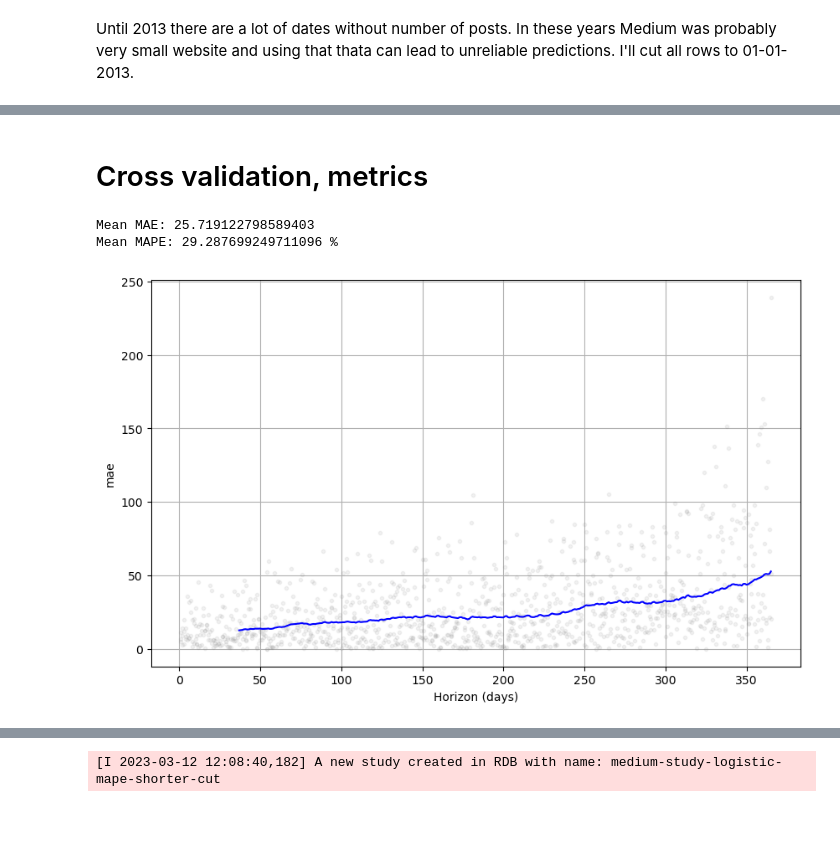
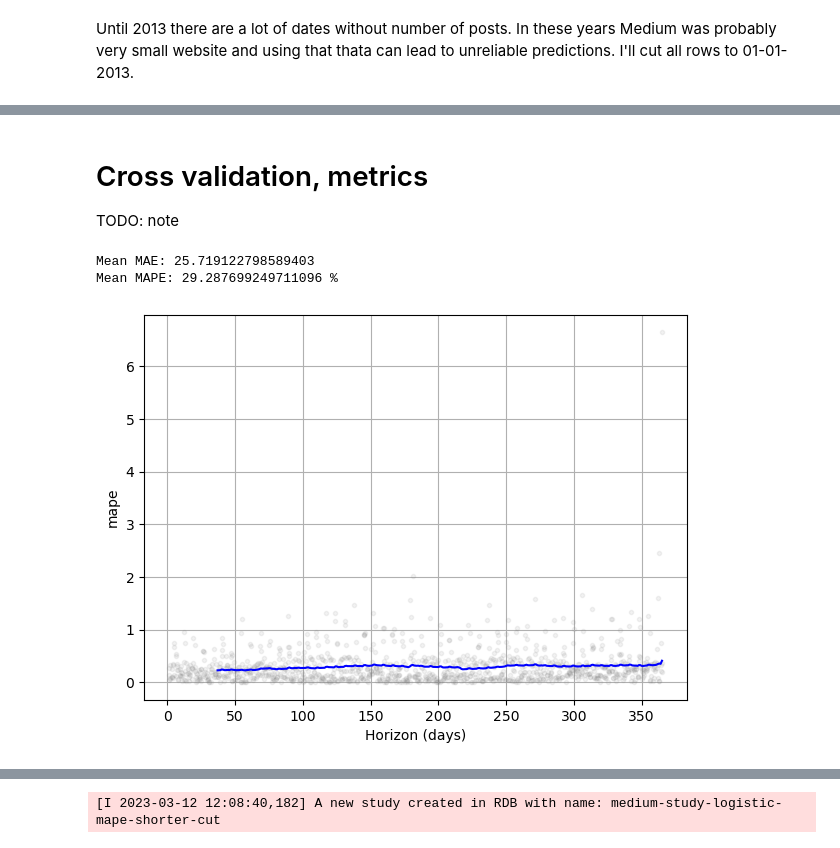
Before and after one commit to jansowa/prophet-examples, a Jupyter notebook: article.ipynb, the cells around one changed output, grey strips where cells are left out. Drawn from its saved outputs; the diff is of its cells as text; code cells hidden in the pictures; blank space fills up the shorter version.

```diff
--- a/article.ipynb
+++ b/article.ipynb
@@ -70,14 +76,15 @@ fig2 = m.plot_components(forecast)
 # %% [markdown]
 # Cross validation, metrics
+TODO: note
 # %%
 import logging
 logging.getLogger('cmdstanpy').setLevel(logging.CRITICAL)
 df_cv = cross_validation(m, initial='730 days', period='182 days', horizon = '365 days')
 df_p = performance_metrics(df_cv)
 print("Mean MAE:", str(df_p['mae'].mean()))
 print("Mean MAPE:", str(df_p['mape'].mean() * 100), '%')
-fig = plot_cross_validation_metric(df_cv, metric='mae')
+fig = plot_cross_validation_metric(df_cv, metric='mape', figsize=(7, 5))
 # %% [output]
 Mean MAE: 25.719122798589403
 Mean MAPE: 29.287699249711096 %
-[figure, old version]
+[figure, new version]
```
Also changed, not shown: parts of 23 cells of this notebook.
